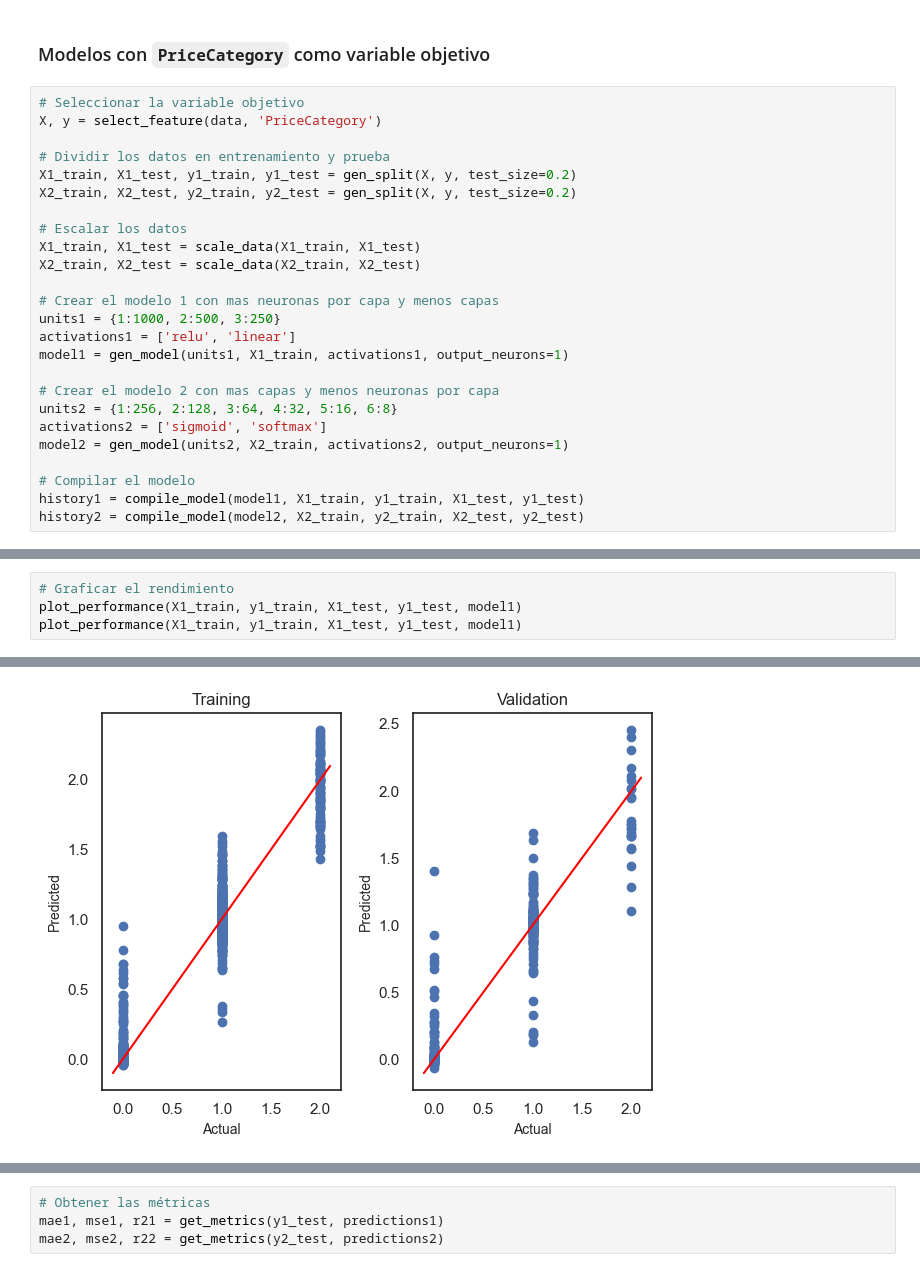
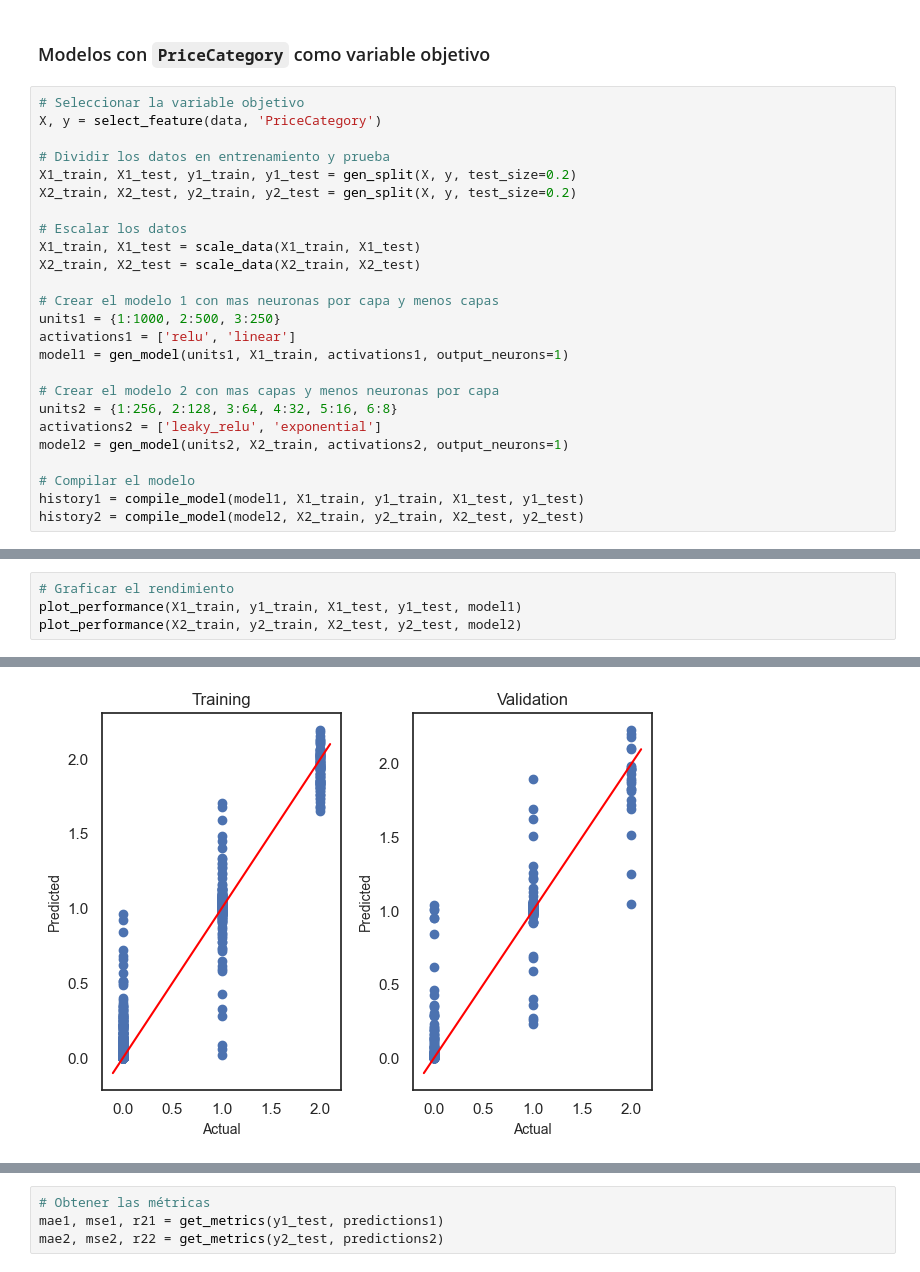
Before and after one commit to mariaRam2003/HT8_Mineria, a Jupyter notebook: ht8.ipynb, the cells around one changed output, grey strips where cells are left out. Saved outputs shown, nothing was run; the diff lists cells and outputs as text.

```diff
--- a/ht8.ipynb
+++ b/ht8.ipynb
@@ -687,7 +687,7 @@ model1 = gen_model(units1, X1_train, activations1, output_neurons=1)
 
 # Crear el modelo 2 con mas capas y menos neuronas por capa
 units2 = {1:256, 2:128, 3:64, 4:32, 5:16, 6:8}
-activations2 = ['sigmoid', 'softmax']
+activations2 = ['leaky_relu', 'exponential']
 model2 = gen_model(units2, X2_train, activations2, output_neurons=1)
 
 # Compilar el modelo
@@ -776,6 +759,6 @@ plot_loss(history2)
 # %%
 # Graficar el rendimiento
 plot_performance(X1_train, y1_train, X1_test, y1_test, model1)
-plot_performance(X1_train, y1_train, X1_test, y1_test, model1)
+plot_performance(X2_train, y2_train, X2_test, y2_test, model2)
 # %% [output]
 37/37 ━━━━━━━━━━━━━━━━━━━━ 0s 1ms/step
@@ -786,4 +769,4 @@ plot_performance(X1_train, y1_train, X1_test, y1_test, model1)
-[figure, old version]
+[figure, new version]
 # %%
 # Obtener las predicciones
 predictions1 = get_predictions(X1_test, model1)
```
Also changed, not shown: parts of 13 cells of this notebook.
